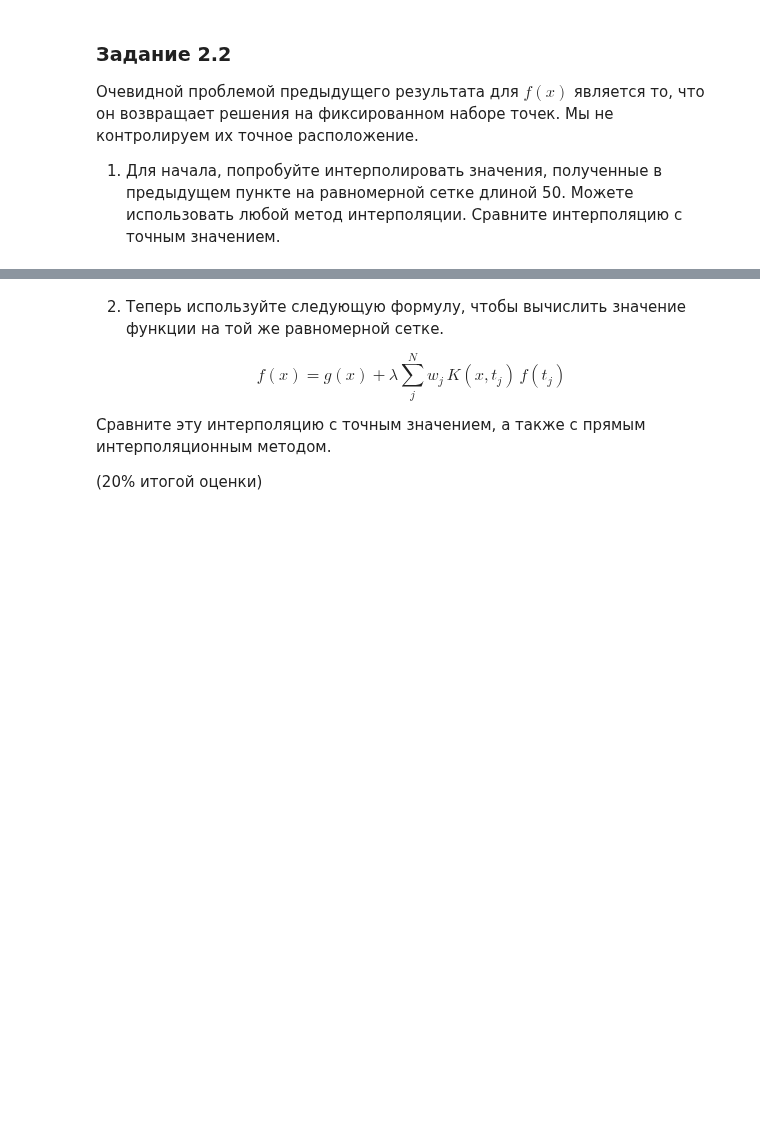
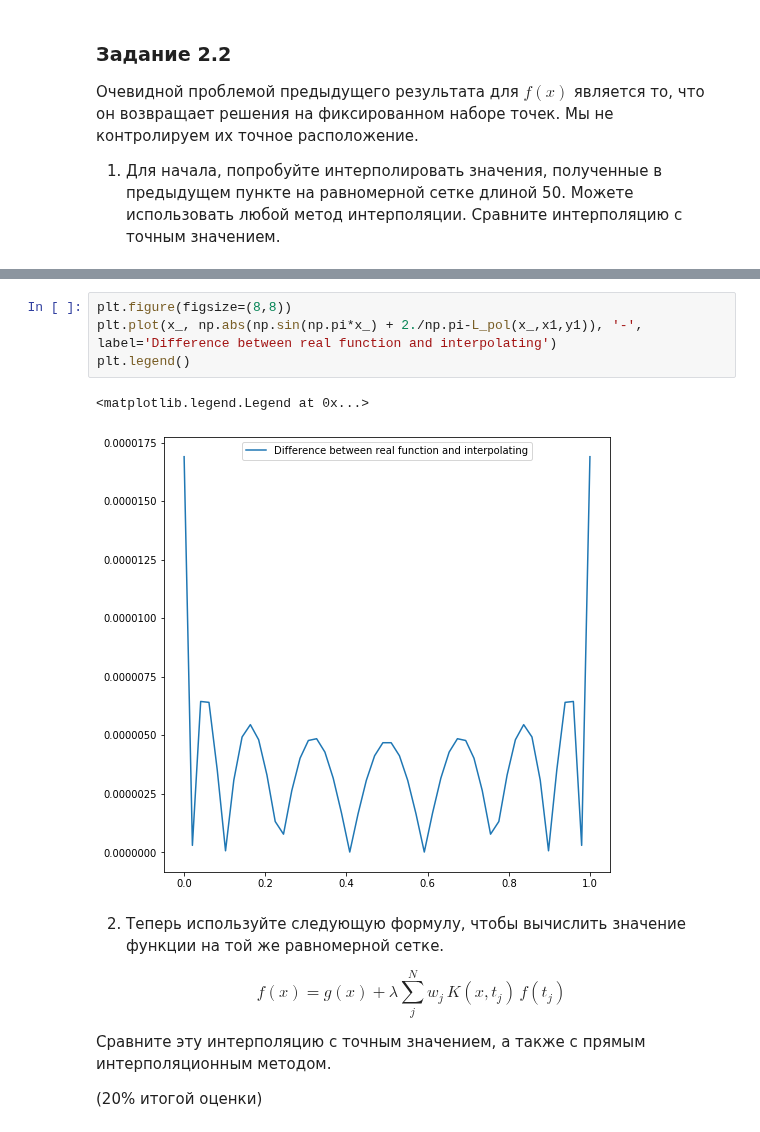
Before and after one commit to ev-br/CP2020, a Jupyter notebook: week_8_Advanced_Integrals.ipynb, the cells around one changed output, grey strips where cells are left out. Saved outputs shown, nothing was run; the diff lists cells and outputs as text; blank space fills up the shorter version.

```diff
--- a/week_8_Advanced_Integrals.ipynb
+++ b/week_8_Advanced_Integrals.ipynb
@@ -277,3 +281,10 @@ SyntaxError: invalid syntax (<ipython-input-34-f2bd8ce43e46>, line 14)
+# %%
+plt.figure(figsize=(8,8))
+plt.plot(x_, np.abs(np.sin(np.pi*x_) + 2./np.pi-L_pol(x_,x1,y1)), '-', label='Difference between real function and interpolating')
+plt.legend()
+# %% [output]
+<matplotlib.legend.Legend at 0x...>
+[figure, added]
 # %% [markdown]
 2. Теперь используйте следующую формулу, чтобы вычислить значение функции на той же равномерной сетке.
 
```
Also changed, not shown: parts of 6 cells of this notebook.
